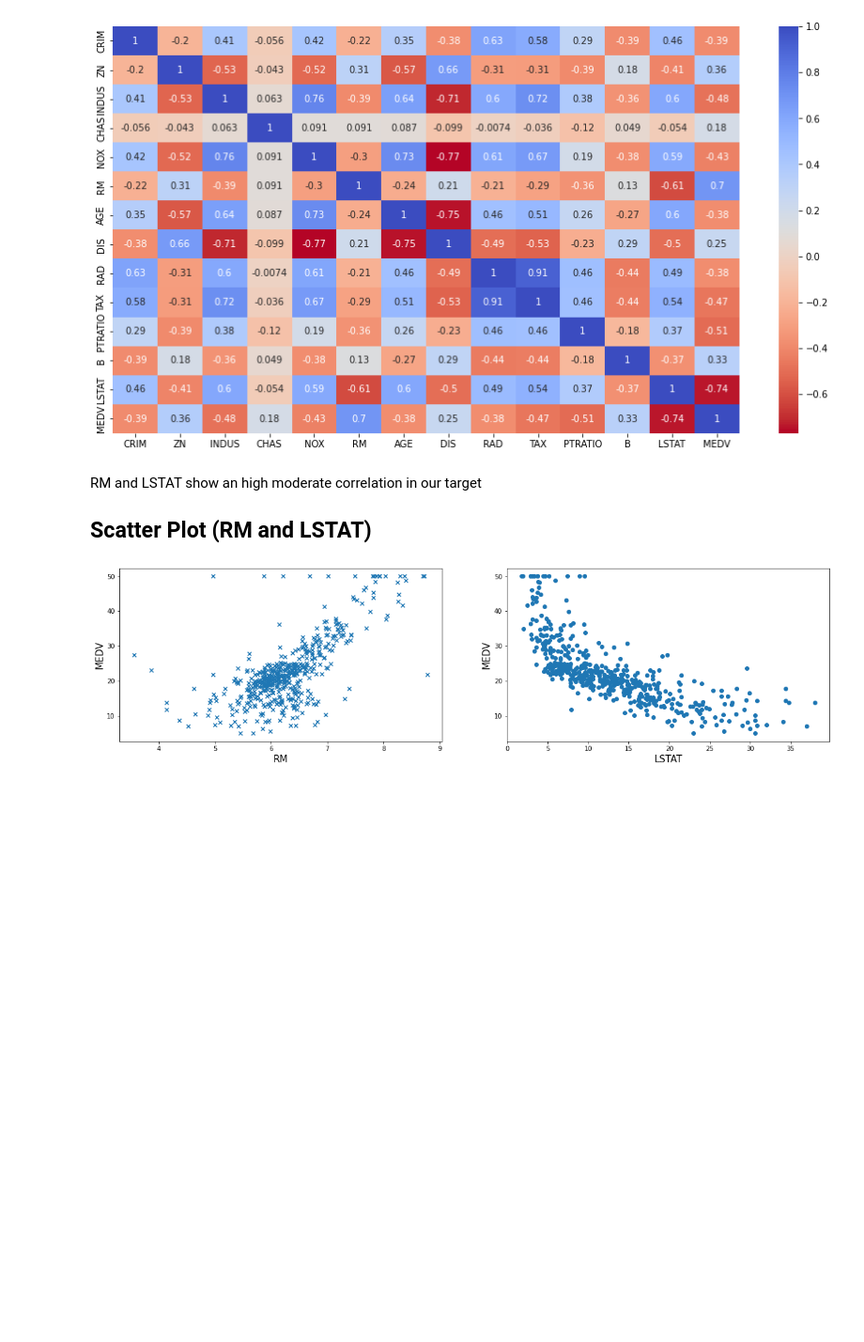
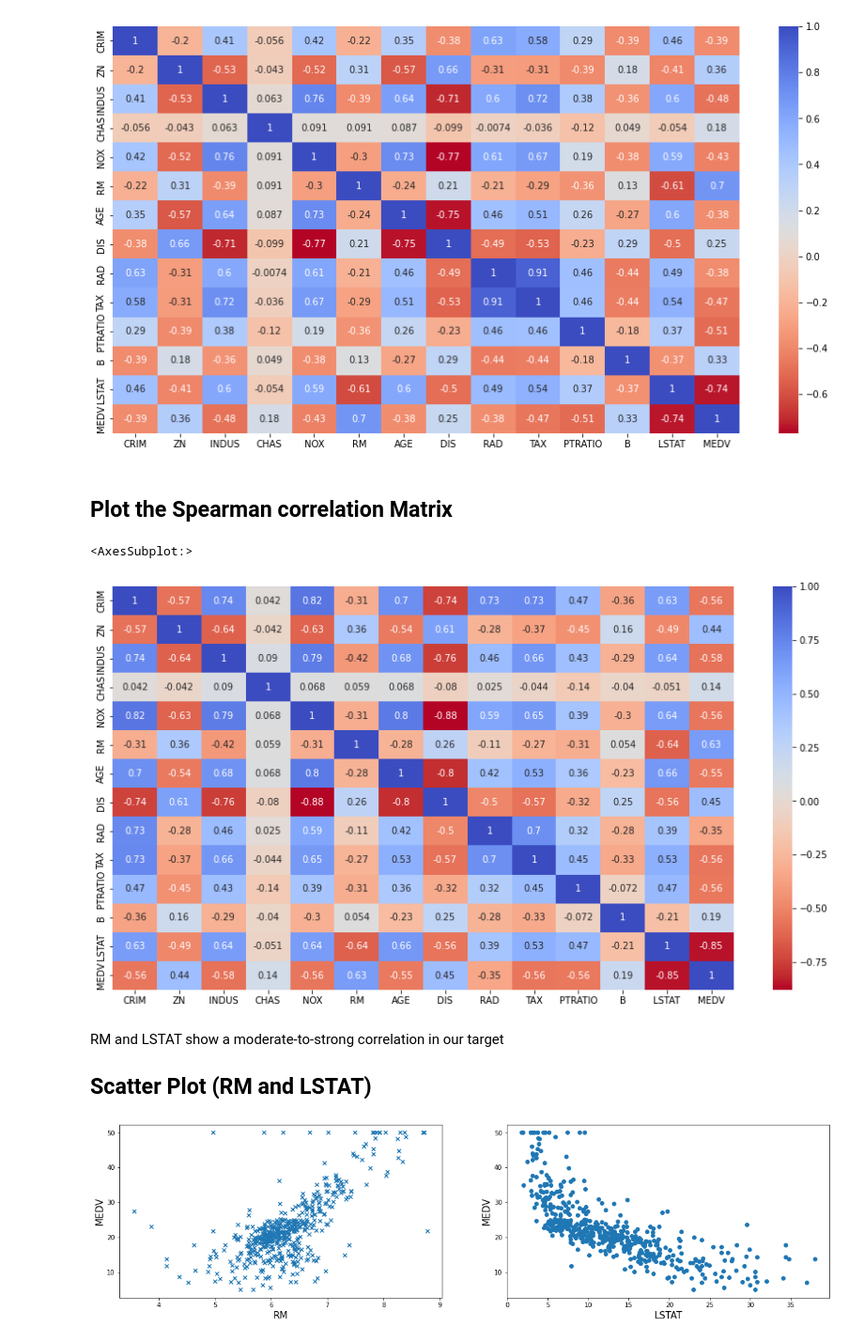
Before and after one commit to Zeruel92/hpc_exercices, a Jupyter notebook: PolynomialRegression/PolynomialRegression.ipynb, the cells around one changed output. Shown: that part at 94% size. Saved outputs shown, nothing was run; the diff lists cells and outputs as text; code cells hidden in the pictures; blank space fills up the shorter version.

Commit message:
Polynomial Regression and plot

```diff
--- a/PolynomialRegression/PolynomialRegression.ipynb
+++ b/PolynomialRegression/PolynomialRegression.ipynb
@@ -42,8 +62,17 @@ sb.heatmap(corr_matrix,cmap='coolwarm_r', annot=True, ax = ax1)
 # %% [output]
 <AxesSubplot:>
 [figure]
+# %% [markdown]
+## Plot the Spearman correlation Matrix
+# %%
+f, (ax1) = plt.subplots(1,1,figsize=(15,8))
+corr_matrix = boston_df.corr(method='spearman')
+sb.heatmap(corr_matrix,cmap='coolwarm_r', annot=True, ax = ax1)
+# %% [output]
+<AxesSubplot:>
+[figure, added]
 # %% [markdown]
-RM and LSTAT show an high moderate correlation in our target
+RM and LSTAT show a moderate-to-strong correlation in our target
 ## Scatter Plot (RM and LSTAT)
 # %%
 fig = plt.figure(figsize=(20,5))
```
Also changed, not shown: parts of 18 cells of this notebook.
